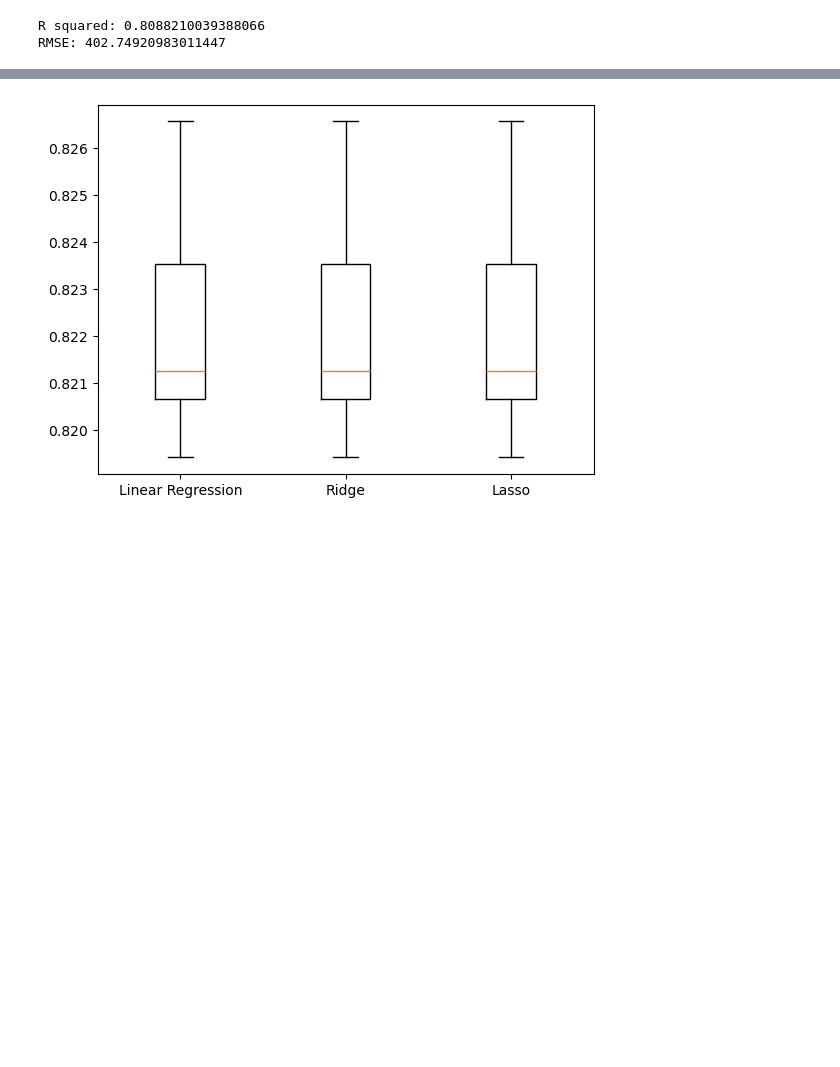
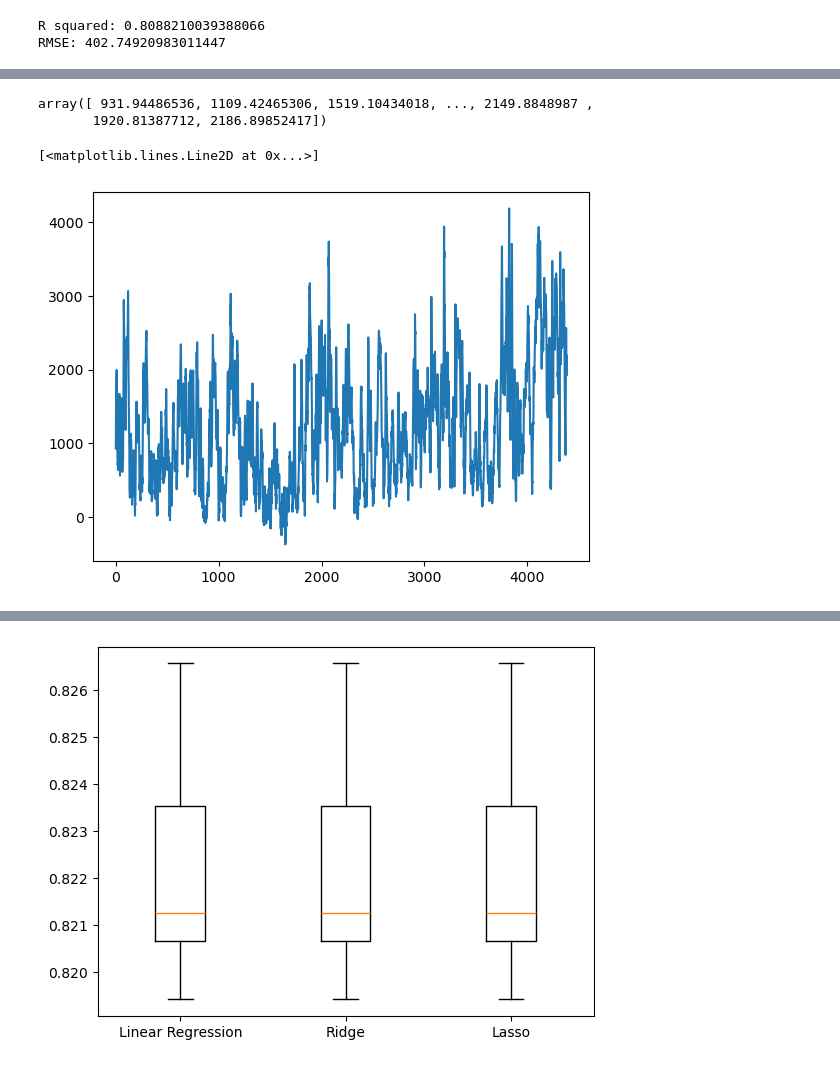
Before and after one commit to IreneKilgannon/PFDA, a Jupyter notebook: PFDA-project/wind.ipynb, the cells around one changed output, grey strips where cells are left out. Saved outputs shown, nothing was run; the diff lists cells and outputs as text; code cells hidden in the pictures; blank space fills up the shorter version.

```diff
--- a/PFDA-project/wind.ipynb
+++ b/PFDA-project/wind.ipynb
@@ -950,0 +976,10 @@ Actual Values: [ 786.5  2530.25  972.75 1441.    127.5 ]
+# %%
+y_predictions
+# %% [output]
+array([ 931.94486536, 1109.42465306, 1519.10434018, ..., 2149.8848987 ,
+       1920.81387712, 2186.89852417])
+# %%
+plt.plot(y_predictions)
+# %% [output]
+[<matplotlib.lines.Line2D at 0x...>]
+[figure, added]
```
Also changed, not shown: parts of 10 cells of this notebook, 7 other files.
